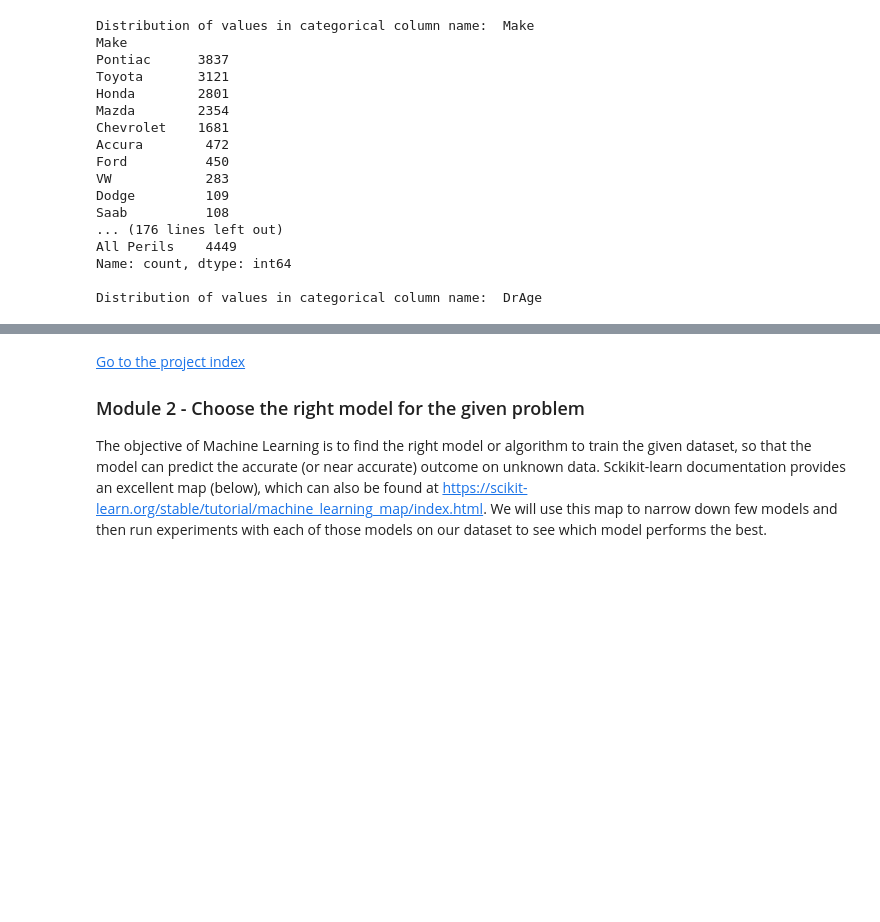
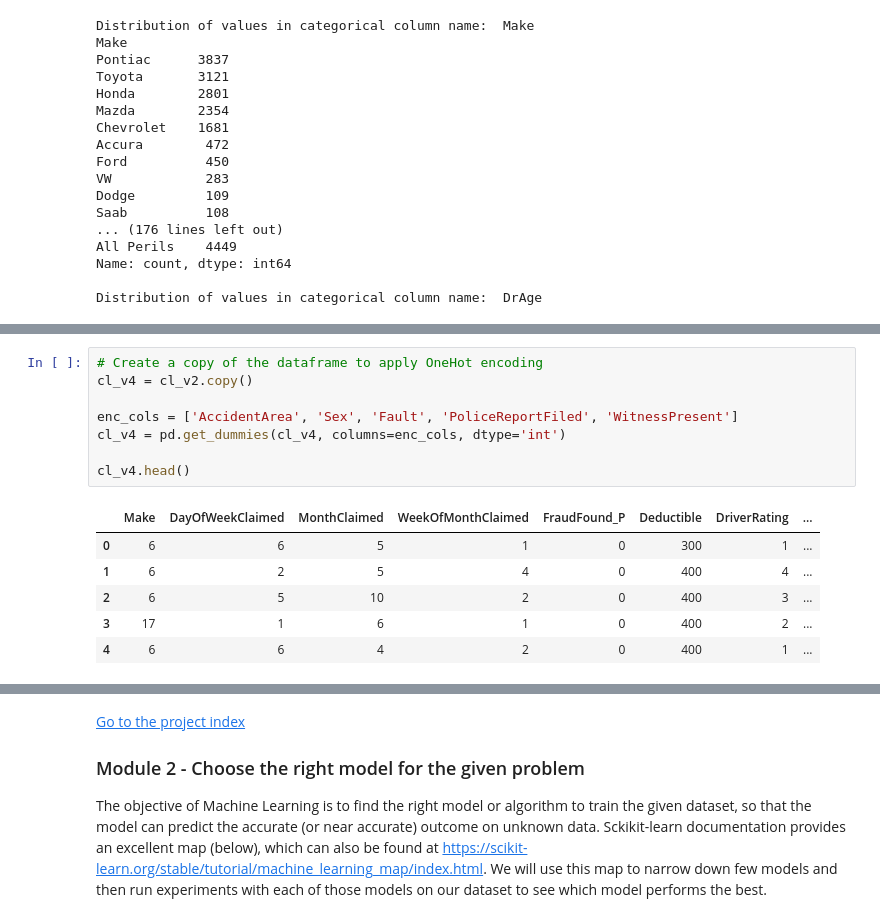
Before and after one commit to GoAshim/Machine-Learning, a Jupyter notebook: Classification/Machine Learning Project - Predict Fraud in Insurance Claim.ipynb, the cells around one changed output, grey strips where cells are left out. Cells and saved outputs as stored; diff of their text form; blank space fills up the shorter version.

```diff
--- a/Classification/Machine Learning Project - Predict Fraud in Insurance Claim.ipynb
+++ b/Classification/Machine Learning Project - Predict Fraud in Insurance Claim.ipynb
@@ -372,0 +493,15 @@ NameError: name 'hd_v1' is not defined
+# %%
+# Create a copy of the dataframe to apply OneHot encoding
+cl_v4 = cl_v2.copy()
+
+enc_cols = ['AccidentArea', 'Sex', 'Fault', 'PoliceReportFiled', 'WitnessPresent']
+cl_v4 = pd.get_dummies(cl_v4, columns=enc_cols, dtype='int')
+
+cl_v4.head()
+# %% [output]
+|  | Make | DayOfWeekClaimed | MonthClaimed | WeekOfMonthClaimed | FraudFound_P | Deductible | DriverRating | ... |
+| 0 | 6 | 6 | 5 | 1 | 0 | 300 | 1 | ... |
+| 1 | 6 | 2 | 5 | 4 | 0 | 400 | 4 | ... |
+| 2 | 6 | 5 | 10 | 2 | 0 | 400 | 3 | ... |
+| 3 | 17 | 1 | 6 | 1 | 0 | 400 | 2 | ... |
+| 4 | 6 | 6 | 4 | 2 | 0 | 400 | 1 | ... |
```
Also changed, not shown: parts of 26 cells of this notebook.
